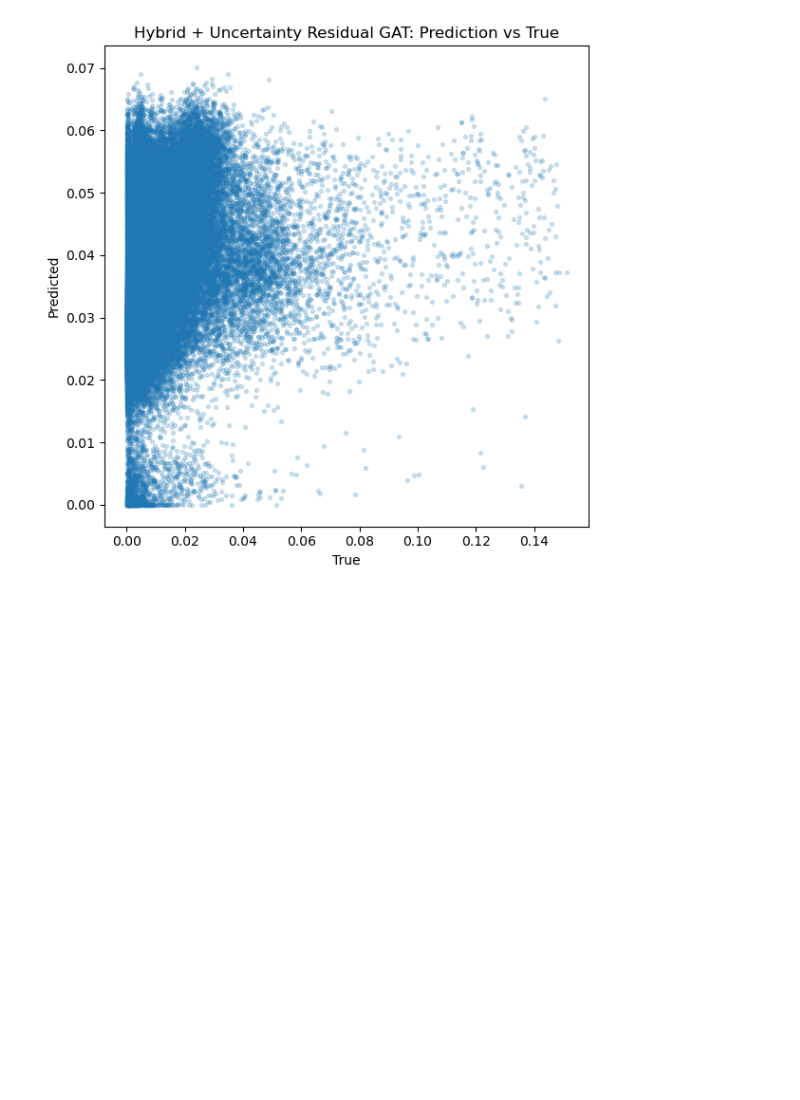
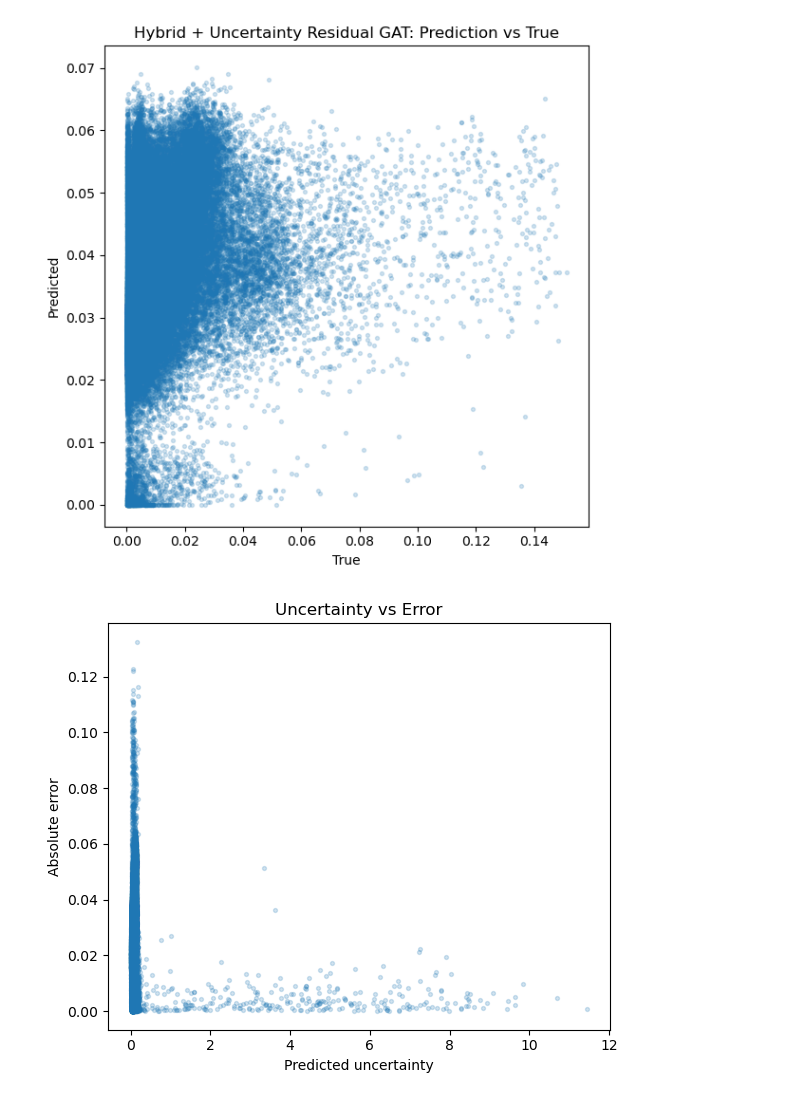
Before and after one commit to dilrabonu/wildfire-uncertainty-gnn, a Jupyter notebook: notebooks/05_uncertainty_calibration_analysis.ipynb, the cells around one changed output. Drawn from its saved outputs; the diff is of its cells as text; code cells hidden in the pictures; blank space fills up the shorter version.

```diff
--- a/notebooks/05_uncertainty_calibration_analysis.ipynb
+++ b/notebooks/05_uncertainty_calibration_analysis.ipynb
@@ -142,3 +142,14 @@ plt.savefig("reports/figures/gat_uncertainty_pred_vs_true.png", dpi=200)
 plt.show()
 # %% [output]
 [figure]
+# %%
+plt.figure(figsize=(6, 5))
+plt.scatter(pred_df["uncertainty"], np.abs(pred_df["y_true"] - pred_df["y_pred"]), alpha=0.2, s=8)
+plt.xlabel("Predicted uncertainty")
+plt.ylabel("Absolute error")
+plt.title("Uncertainty vs Error")
+plt.tight_layout()
+plt.savefig("reports/figures/gat_uncertainty_vs_error.png", dpi=200)
+plt.show()
+# %% [output]
+[figure, added]
```
Also changed, not shown: 1 other file.
